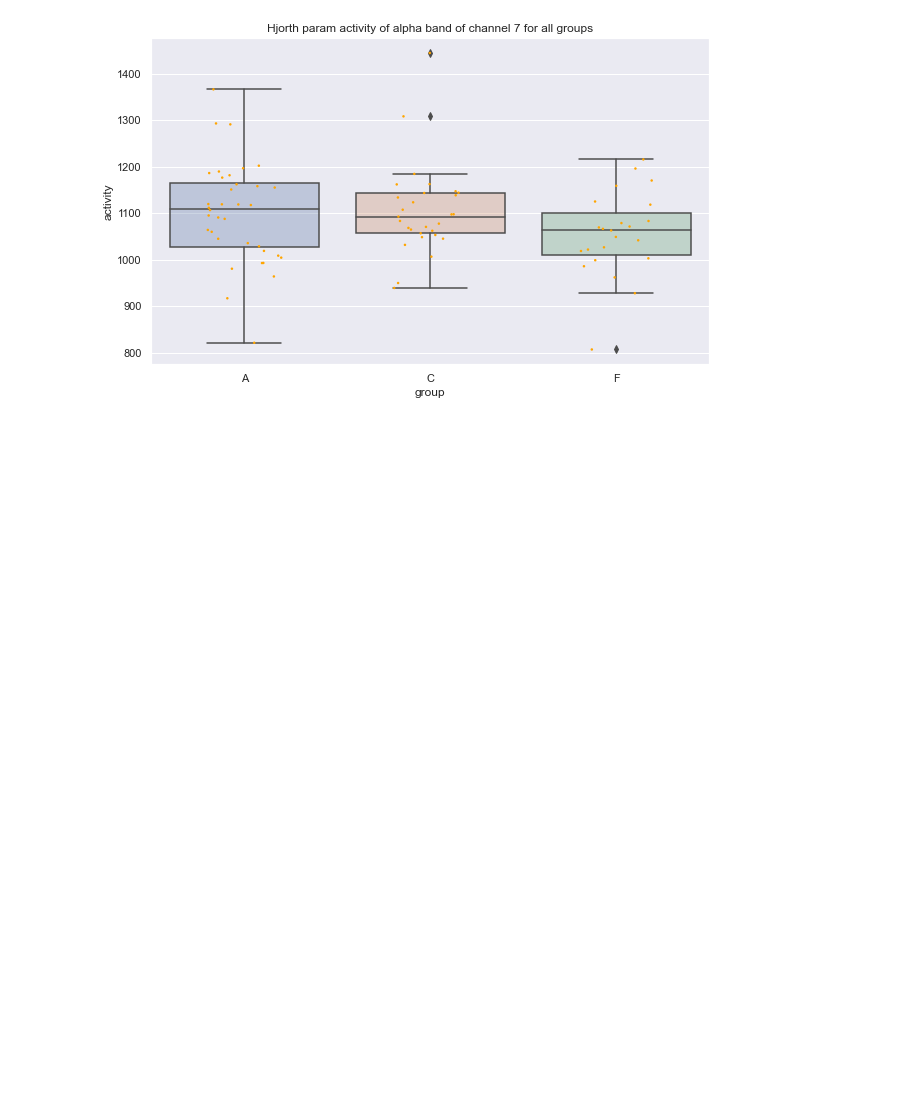
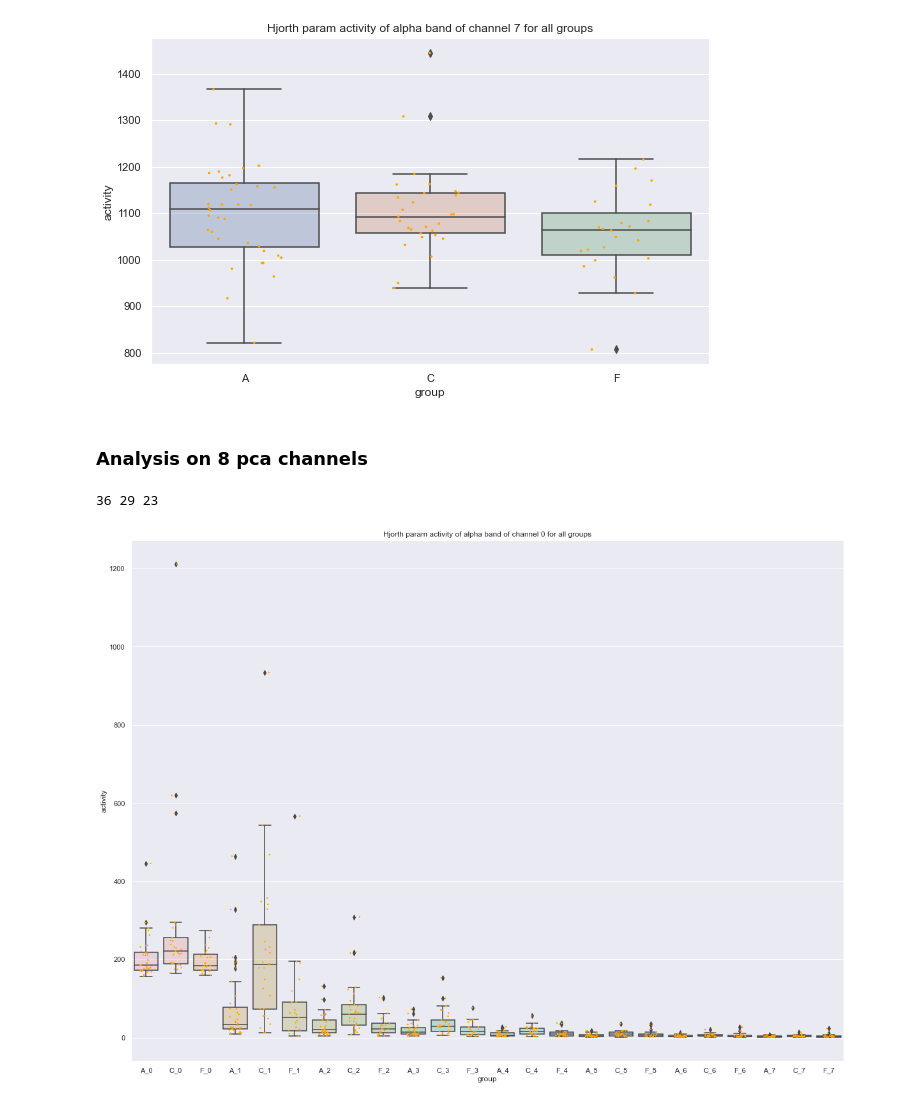
Before and after one commit to strajdzsha/EEG-classification, a Jupyter notebook: analysis/box_plots.ipynb, the cells around one changed output. Drawn from its saved outputs; the diff is of its cells as text; code cells hidden in the pictures; blank space fills up the shorter version.

Commit message:
box-plot analysis of 8 pca channels

```diff
--- a/analysis/box_plots.ipynb
+++ b/analysis/box_plots.ipynb
@@ -89,3 +91,33 @@ for patch in ax.artists:
 plt.show()
 # %% [output]
 [figure]
+# %% [markdown]
+### Analysis on 8 pca channels
+# %%
+# file path to our dataset to all epoches of all participants
+data_path = "../data/dataset"
+
+# create a data loader for all participants
+par_loaders = [0] * 88
+for i in range(88):
+    par_loaders[i] = DataLoader(data_path, [i])
+
+# returns all data of all epochs for participant one
+participants = par_loaders[0][:]
+# returns data of the first epoch for participant one for all channels
+participant1 = participants[0]['data']
+
+alz = 0
+cont = 0
+fam = 0
+for participant in par_loaders:
+    if participant[0]['group'] == 'A':
+        alz += 1
+    elif participant[0]['group'] == 'C':
+        cont += 1
+    elif participant[0]['group'] == 'F':
+        fam += 1
+
+print(alz, cont, fam)
+# %% [output]
+36 29 23
@@ -91,0 +179,34 @@ plt.show()
+# %%
+keys = ['kurtosis', 'skewness', 'band_power_alpha', 'band_power_beta', 'band_power_gamma', 'band_power_delta', 'hjorth_params_activity', 'hjorth_params_mobility']
+key = 2
+# ch = 0
+df_A = pd.DataFrame(features_A[keys[key]]).T
+df_C = pd.DataFrame(features_C[keys[key]]).T
+df_F = pd.DataFrame(features_F[keys[key]]).T
+
+# data_ch = pd.DataFrame({'A': df_A[ch], 'C': df_C[ch], 'F': df_F[ch]})
+data_ch = pd.DataFrame({'A_0': df_A[0], 'C_0': df_C[0], 'F_0': df_F[0], 'A_1': df_A[1], 'C_1': df_C[1], 'F_1': df_F[1], 'A_2': df_A[2], 'C_2': df_C[2], 'F_2': df_F[2], 'A_3': df_A[3], 'C_3': df_C[3], 'F_3': df_F[3], 'A_4': df_A[4], 'C_4': df_C[4], 'F_4': df_F[4], 'A_5': df_A[5], 'C_5': df_C[5], 'F_5': df_F[5], 'A_6': df_A[6], 'C_6': df_C[6], 'F_6': df_F[6], 'A_7': df_A[7], 'C_7': df_C[7], 'F_7': df_F[7]})
+# %%
+#set style and figure size
+sns.set(rc={'figure.figsize':(20,15)})
+sns.set(style="darkgrid")
+
+#plot the boxplot and stripplot
+ax = sns.boxplot(data = data_ch)
+ax = sns.stripplot(data=data_ch, color="orange", jitter=0.2, size=2.5)
+#ax = sns.violinplot(data = data_ch)
+
+#set title and axis labels
+ax.set(xlabel='group', ylabel='activity', title='Hjorth param activity of alpha band of channel '+str(ch)+' for all groups')
+
+#set y limits
+#ax.set_ylim(-10, 10)
+
+# adding transparency to colors
+for patch in ax.artists:
+    r, g, b, a = patch.get_facecolor()
+    patch.set_facecolor((r, g, b, .3))
+
+plt.show()
+# %% [output]
+[figure, added]
```
Also changed, not shown: parts of 2 cells of this notebook.
